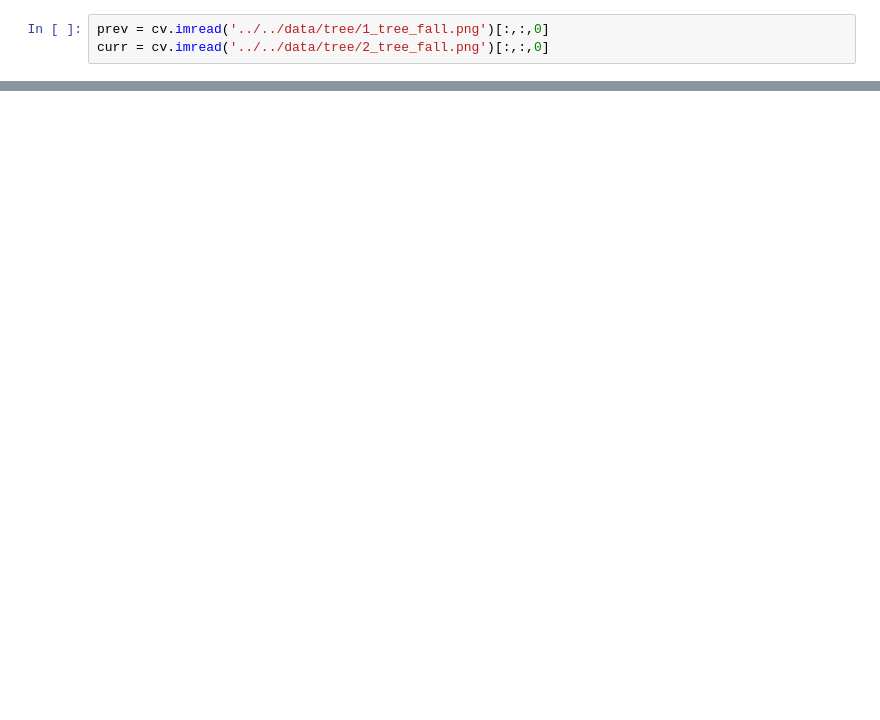
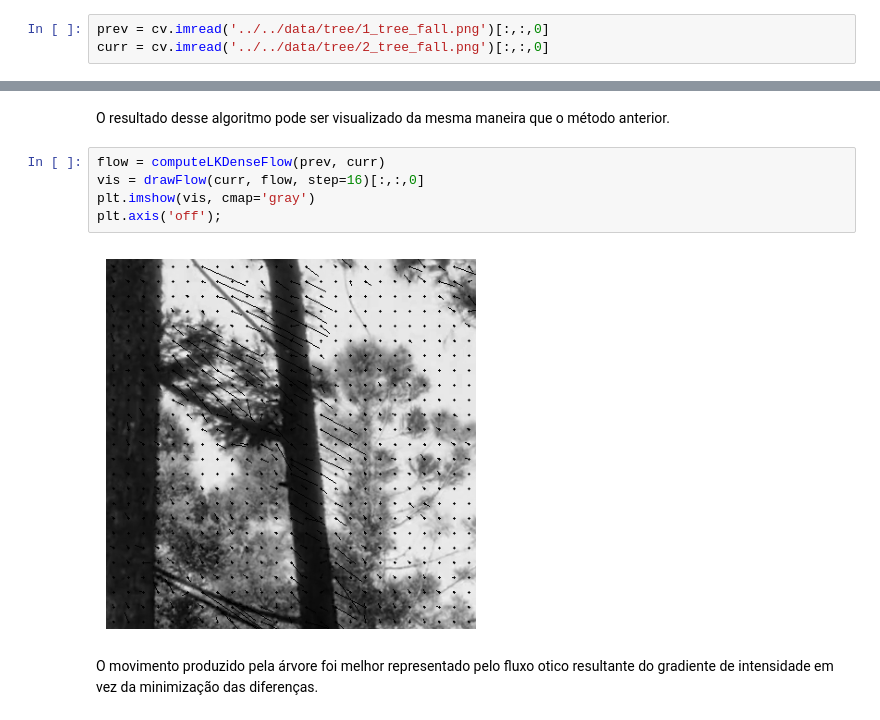
Before and after one commit to fsaulo/flow, a Jupyter notebook: examples/notebooks/OpticalFlow.ipynb, the cells around one changed output, grey strips where cells are left out. Drawn from its saved outputs; the diff is of its cells as text; blank space fills up the shorter version.

```diff
--- a/examples/notebooks/OpticalFlow.ipynb
+++ b/examples/notebooks/OpticalFlow.ipynb
@@ -45,0 +182,11 @@ a
+# %% [markdown]
+O resultado desse algoritmo pode ser visualizado da mesma maneira que o método anterior.
+# %%
+flow = computeLKDenseFlow(prev, curr)
+vis = drawFlow(curr, flow, step=16)[:,:,0]
+plt.imshow(vis, cmap='gray')
+plt.axis('off');
+# %% [output]
+[figure, added]
+# %% [markdown]
+O movimento produzido pela árvore foi melhor representado pelo fluxo otico resultante do gradiente de intensidade em vez da minimização das diferenças.
```
Also changed, not shown: parts of 48 cells of this notebook, 1 other file.
